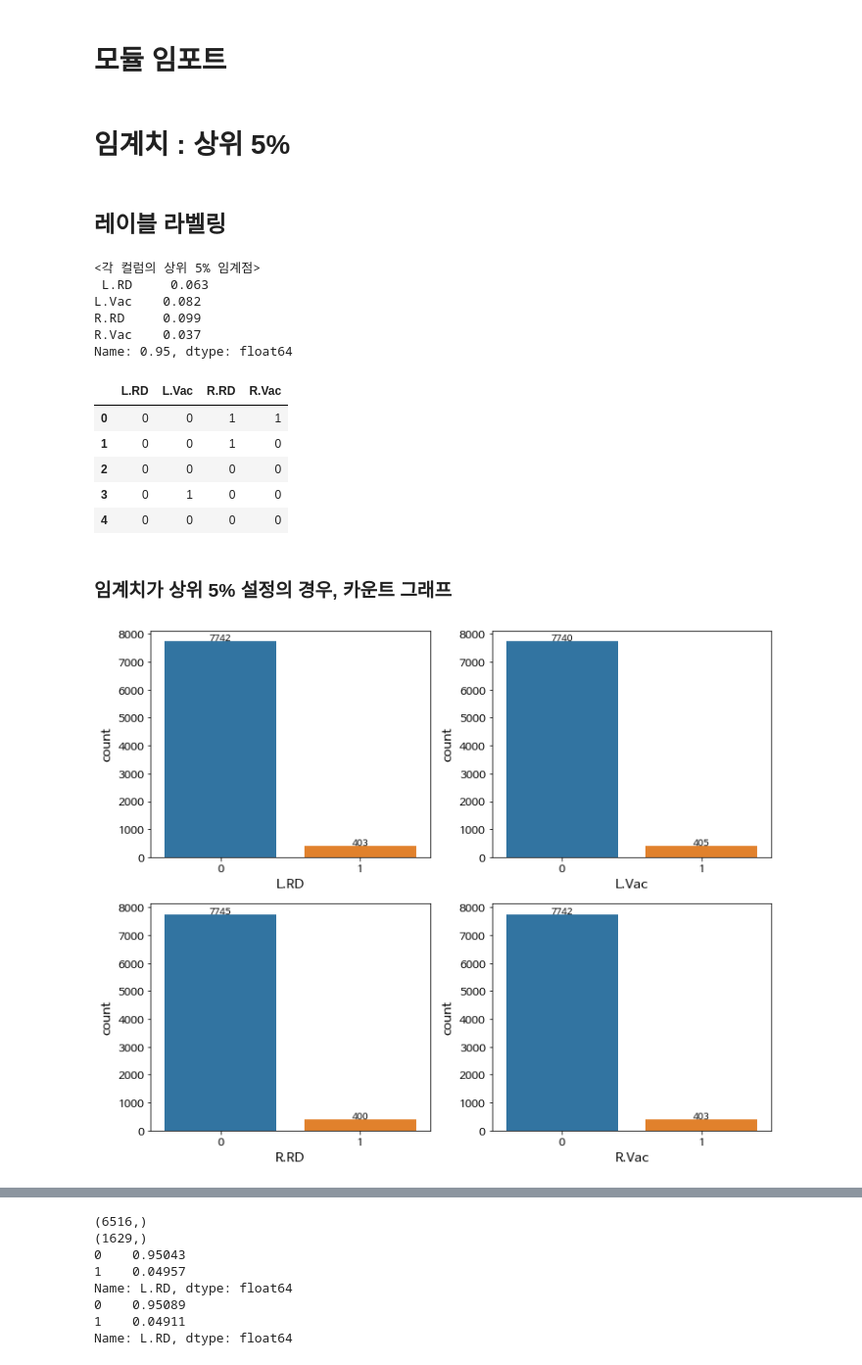
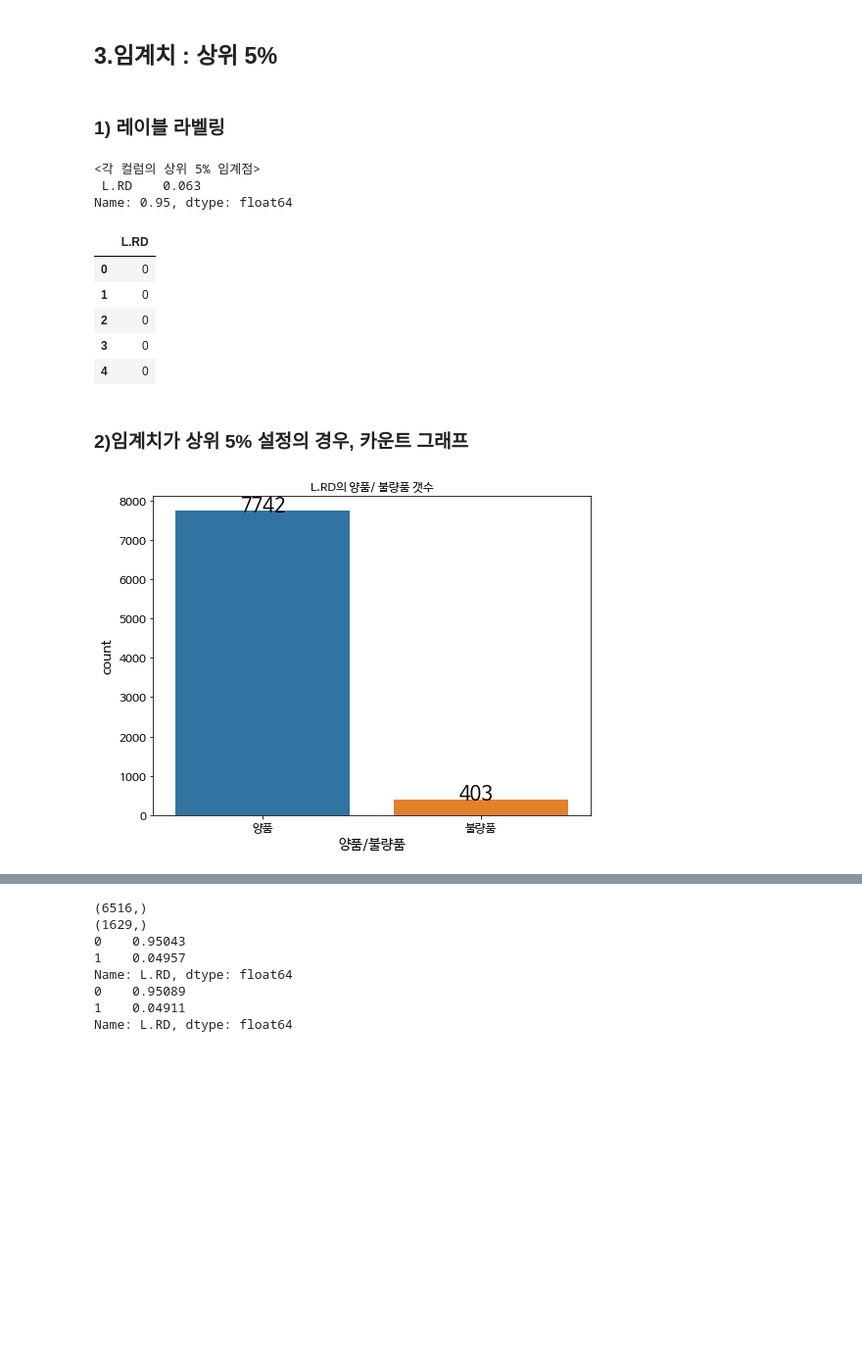
Before and after one commit to 2SEHI/DisplaySensor-Anomaly-Analysis, a Jupyter notebook: 2_PCA와_RandomForest(VIF).ipynb, the cells around one changed output, grey strips where cells are left out. Shown: that part at 98% size. Cells and saved outputs as stored; diff of their text form; code cells hidden in the pictures; blank space fills up the shorter version.

```diff
--- a/2_PCA와_RandomForest(VIF).ipynb
+++ b/2_PCA와_RandomForest(VIF).ipynb
@@ -186,0 +85,6 @@ def show_labels_cnt(y_df):
+# %%
+working_dir = '/content/drive/MyDrive/Colab Notebooks/k-digital/[Project]Display_Sensor_Anomaly_Analysis/data/'
+fact_lr_labels = pd.read_csv(working_dir + 'fact_lr_labels.csv', index_col=0)
+y_data = fact_lr_labels.iloc[:, 0:1]
+print(y_data.shape)
+print(y_data)
@@ -186,0 +558,13 @@ def show_labels_cnt(y_df):
+# %%
+def show_one_labels_cnt(new_label_df):
+    for i in range(len(new_label_df.columns)):
+        plt.figure(figsize=(8,6))
+        good_RD = new_label_df.iloc[:,i].value_counts()[0]
+        bad_RD = new_label_df.iloc[:,i].value_counts()[1]
+        ax = sns.countplot(x=new_label_df.columns[i], data=new_label_df)
+        ax.set_xticklabels(['양품', '불량품'])
+        ax.set_xlabel('양품/불량품')
+        ax.text(-0.1,good_RD + 5,good_RD, fontdict=dict(fontsize=20))
+        ax.text(0.9,bad_RD + 5,bad_RD, fontdict=dict(fontsize=20))
+        plt.title(f"{new_label_df.columns[i]}의 양품/ 불량품 갯수")
+        plt.show()
@@ -220,5 +606,3 @@ def show_feature_label(ft_top24, y_df):
     plt.xlabel(i)
     plt.ylabel('target')
     plt.show()
-# %% [markdown]
-# 모듈 임포트
@@ -235,7 +630,7 @@ from sklearn.model_selection import GridSearchCV
 # %% [markdown]
-# 임계치 : 상위 5%
+## 3.임계치 : 상위 5%
 # %% [markdown]
-## 레이블 라벨링
+### 1) 레이블 라벨링
 # %%
 quartile_5p = y_data.quantile(q=0.95)
 
@@ -244,21 +639,18 @@ y_data_labels_5p = pd.DataFrame(np.where(y_data > quartile_5p, 1, 0), columns =
 y_data_labels_5p.head()
 # %% [output]
 <각 컬럼의 상위 5% 임계점>
- L.RD     0.063
-L.Vac    0.082
-R.RD     0.099
-R.Vac    0.037
+ L.RD    0.063
 Name: 0.95, dtype: float64
-|  | L.RD | L.Vac | R.RD | R.Vac |
-| 0 | 0 | 0 | 1 | 1 |
-| 1 | 0 | 0 | 1 | 0 |
-| 2 | 0 | 0 | 0 | 0 |
-| 3 | 0 | 1 | 0 | 0 |
-| 4 | 0 | 0 | 0 | 0 |
+|  | L.RD |
+| 0 | 0 |
+| 1 | 0 |
+| 2 | 0 |
+| 3 | 0 |
+| 4 | 0 |
 # %% [markdown]
-### 임계치가 상위 5% 설정의 경우, 카운트 그래프
+### 2)임계치가 상위 5% 설정의 경우, 카운트 그래프
 # %%
-show_labels_cnt(y_data_labels_5p)
+show_one_labels_cnt(y_data_labels_5p)
 # %% [output]
-[figure, old version]
+[figure, new version]
 # %% [markdown]
```
Also changed, not shown: parts of 172 cells of this notebook.
